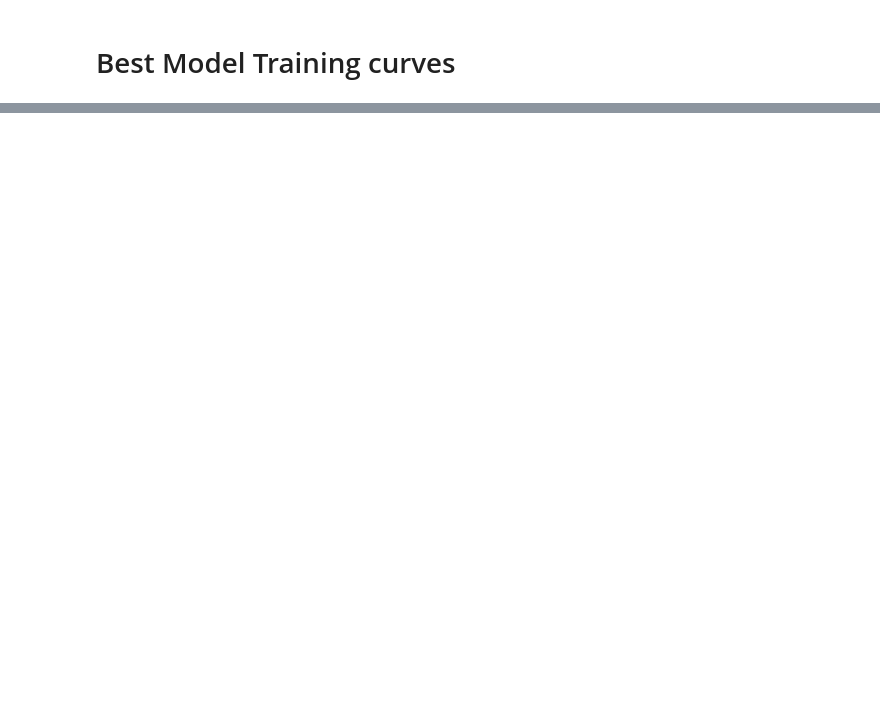
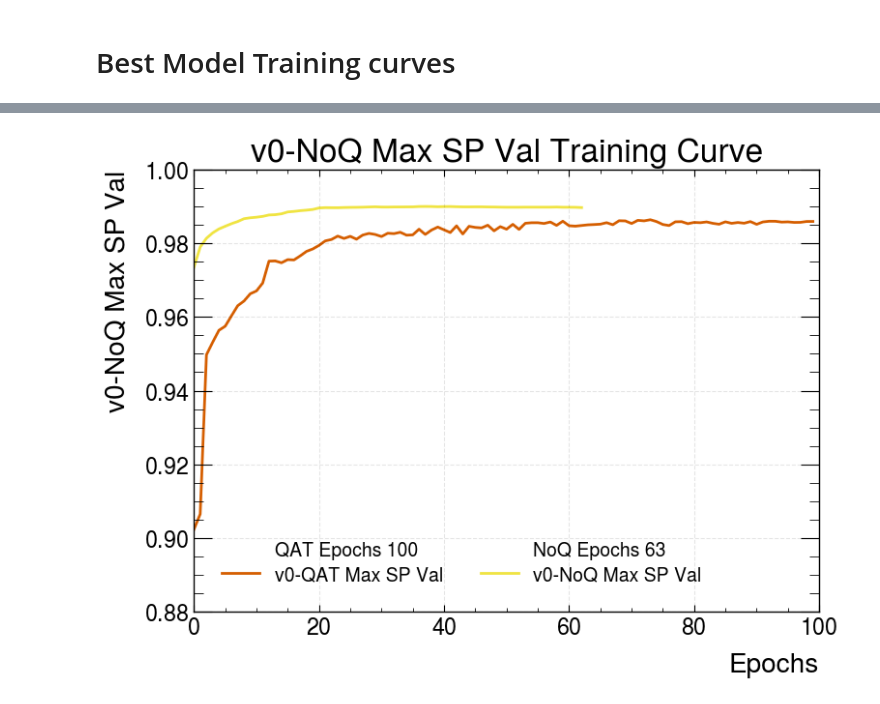
Before and after one commit to lucasbanunes/ringer-zero, a Jupyter notebook: model_analysis.ipynb, the cells around one changed output, grey strips where cells are left out. Cells and saved outputs as stored; diff of their text form; code cells hidden in the pictures; blank space fills up the shorter version.

```diff
--- a/model_analysis.ipynb
+++ b/model_analysis.ipynb
@@ -39,3 +11,0 @@ Best model: 0 with max_sp_pd_val: 0.9873990657928088
-# %%
-history_df = pd.DataFrame.from_records(history_df)
-history_df.head()
@@ -82,0 +137,21 @@ axes[1].set(
+# %%
+fig, ax = plt.subplots()
+color_cycle = plt.rcParams["axes.prop_cycle"].by_key()["color"]
+ax = plot_training_curves(
+    model_results=model_results['vqat0'],
+    metric_name='max_sp_val',
+    metric_label='v0-QAT Max SP Val',
+    ax=ax,
+    colors=color_cycle[:2]
+)
+ax = plot_training_curves(
+    model_results=model_results['vnoq0'],
+    metric_name='max_sp_val',
+    metric_label='v0-NoQ Max SP Val',
+    ax=ax,
+    colors=color_cycle[3:5]
+)
+ax.legend(ncols=2)
+fig.tight_layout()
+# %% [output]
+[figure, added]
```
Also changed, not shown: parts of 17 cells of this notebook.
